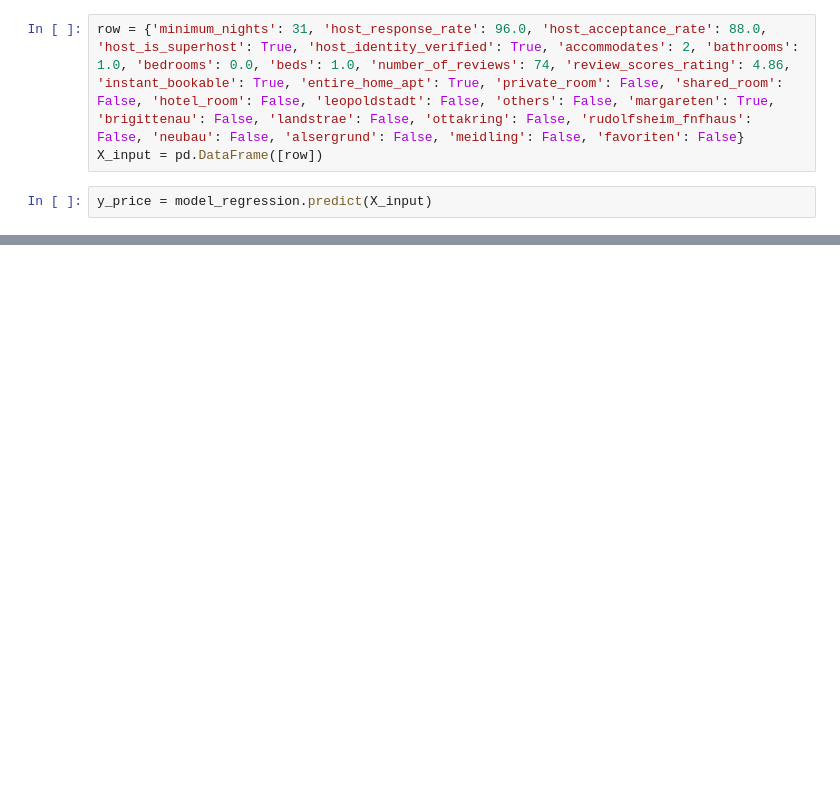
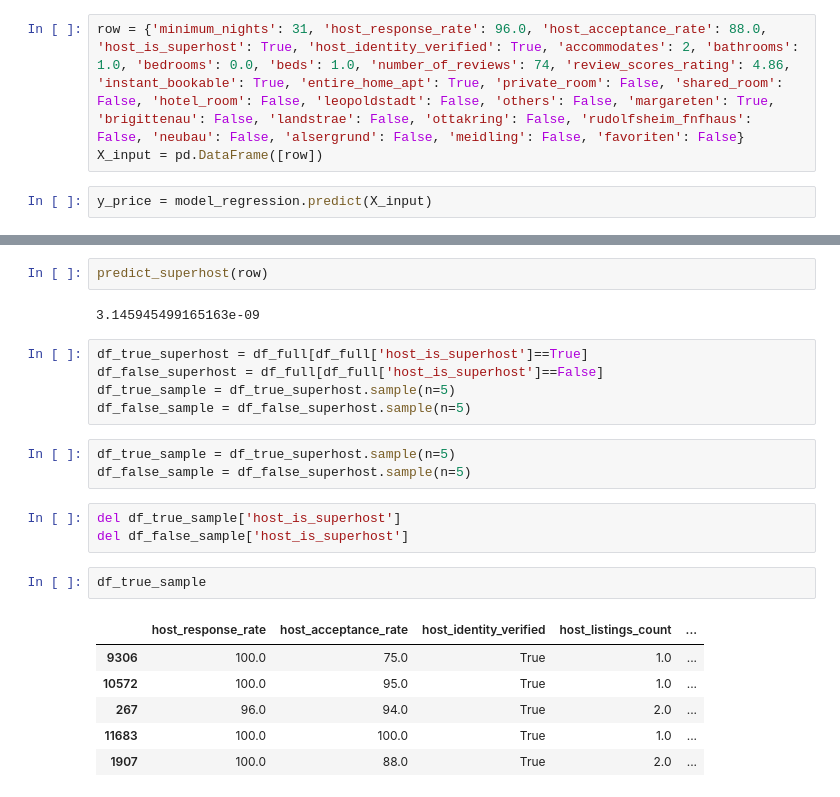
Before and after one commit to clicksuku/skpmlzoomcamp_finalproject_2025, a Jupyter notebook: Notebook/test_models.ipynb, the cells around one changed output, grey strips where cells are left out. Saved outputs shown, nothing was run; the diff lists cells and outputs as text; blank space fills up the shorter version.

```diff
--- a/Notebook/test_models.ipynb
+++ b/Notebook/test_models.ipynb
@@ -72,0 +262,24 @@ NameError: name 'requests' is not defined
+# %%
+predict_superhost(row)
+# %% [output]
+3.145945499165163e-09
+# %%
+df_true_superhost = df_full[df_full['host_is_superhost']==True]
+df_false_superhost = df_full[df_full['host_is_superhost']==False]
+df_true_sample = df_true_superhost.sample(n=5)
+df_false_sample = df_false_superhost.sample(n=5)
+# %%
+df_true_sample = df_true_superhost.sample(n=5)
+df_false_sample = df_false_superhost.sample(n=5)
+# %%
+del df_true_sample['host_is_superhost']
+del df_false_sample['host_is_superhost']
+# %%
+df_true_sample
+# %% [output]
+|  | host_response_rate | host_acceptance_rate | host_identity_verified | host_listings_count | ... |
+| 9306 | 100.0 | 75.0 | True | 1.0 | ... |
+| 10572 | 100.0 | 95.0 | True | 1.0 | ... |
+| 267 | 96.0 | 94.0 | True | 2.0 | ... |
+| 11683 | 100.0 | 100.0 | True | 1.0 | ... |
+| 1907 | 100.0 | 88.0 | True | 2.0 | ... |
```
Also changed, not shown: parts of 47 cells of this notebook, 3 other files.
